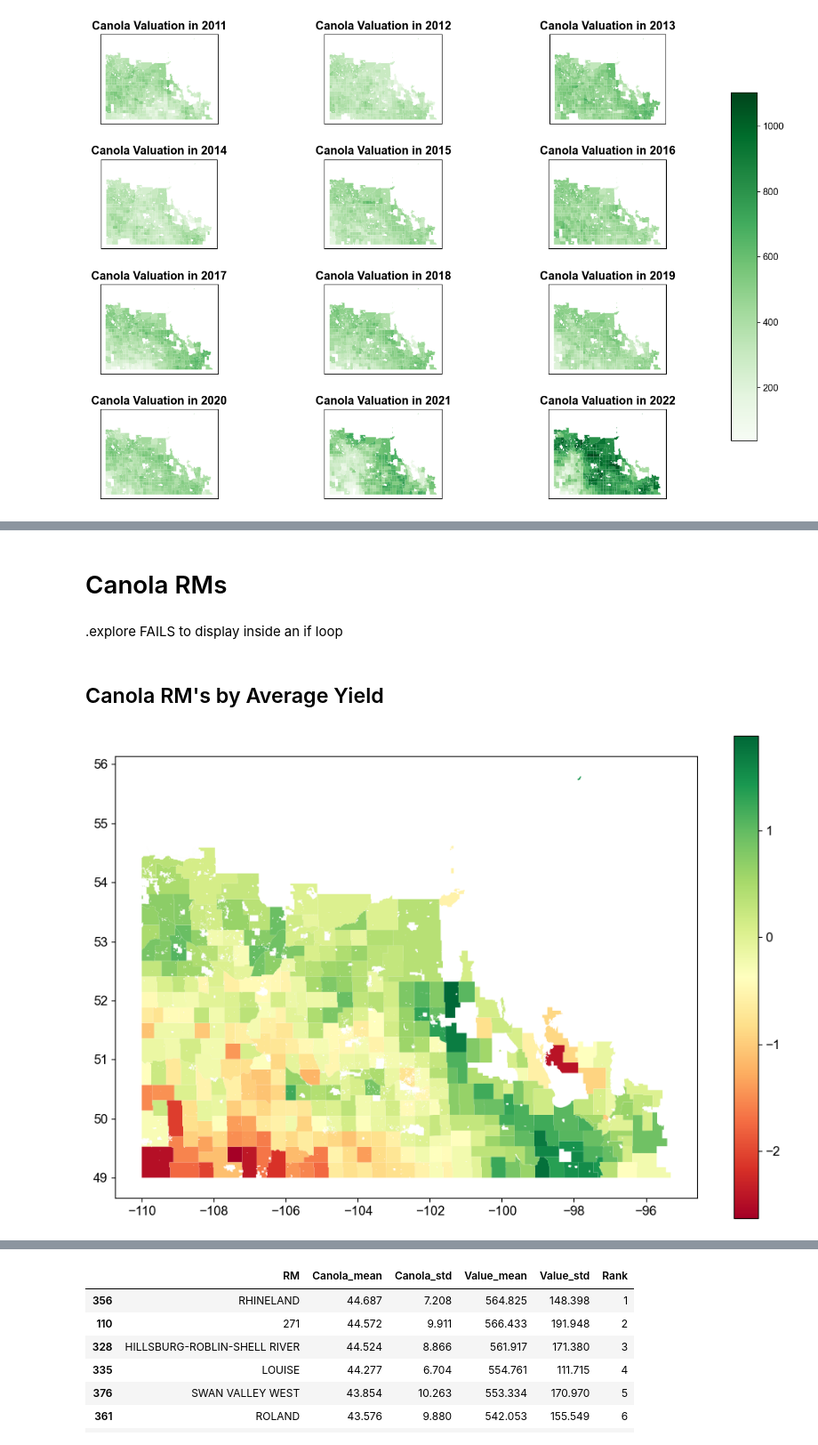
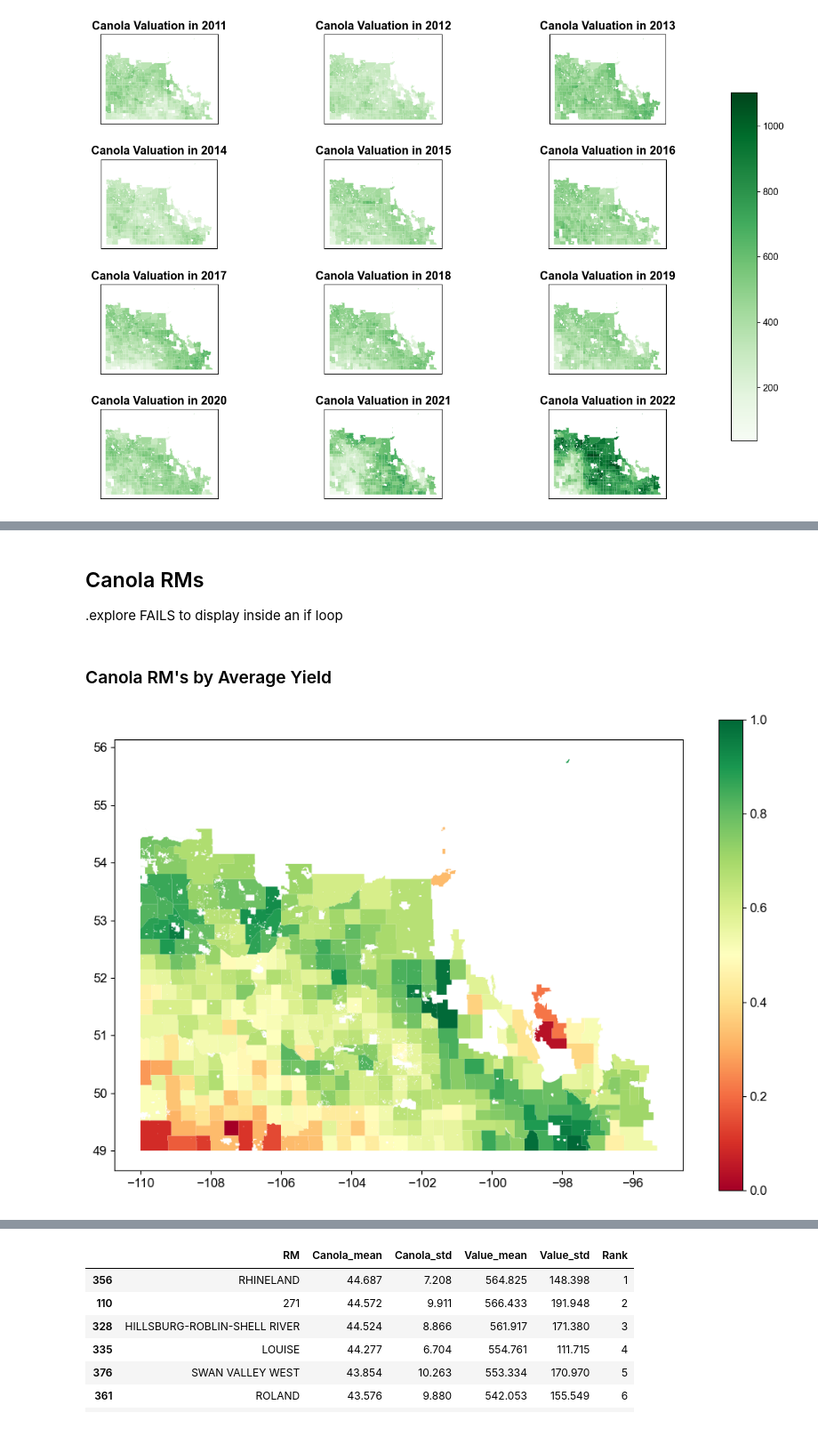
Before and after one commit to cboyda/AgTech, a Jupyter notebook: Assignments/CapstoneAssignment_CropAnalysis.ipynb, the cells around one changed output, grey strips where cells are left out. Shown at 89% size. Cells and saved outputs as stored; diff of their text form; code cells hidden in the pictures.

```diff
--- a/Assignments/CapstoneAssignment_CropAnalysis.ipynb
+++ b/Assignments/CapstoneAssignment_CropAnalysis.ipynb
@@ -953,0 +1204,31 @@ Preservation of Rank Order: The RobustScaler preserves the rank order of data po
+# %%
+# Normalize Canola and Value so that we can compare them on GIS maps
+
+# Initialize the Scaler
+#scaler = RobustScaler()
+#scaler = StandardScaler()
+scaler = MinMaxScaler()
+
+# Create masks to identify rows where 'Canola' and 'Value' are not NaN
+canola_mask = ~df_data_agg['Canola_mean'].isna()
+value_mask = ~df_data_agg['Value_mean'].isna()
+
+# Select the 'Canola' and 'Value' columns for scaling
+# Scale 'Canola' only if 'Value' is NaN but 'Canola' exists
+df_to_scale_canola = df_data_agg.loc[canola_mask, ['Canola_mean']]
+df_to_scale_value = df_data_agg.loc[value_mask, ['Value_mean']]
+
+# Fit the scaler to the data and transform the selected columns
+scaled_canola_values = scaler.fit_transform(df_to_scale_canola)
+scaled_value_values = scaler.fit_transform(df_to_scale_value)
+
+# Create DataFrames to store the scaled values
+df_scaled_canola = pd.DataFrame(scaled_canola_values, columns=['Canola_Scaled'])
+df_scaled_value = pd.DataFrame(scaled_value_values, columns=['Value_Scaled'])
+
+# Merge the scaled values back into the original DataFrame, aligning them with the non-NaN rows
+df_data_agg.loc[canola_mask, ['Canola_scaled']] = df_scaled_canola.values
+df_data_agg.loc[value_mask, ['Value_scaled']] = df_scaled_value.values
+
+# Show the first few rows of the updated DataFrame
+df_data_agg
@@ -1517,35 +1668,33 @@ df_20yr_top10_yield
-# %% [markdown]
-# Canola RMs
 # %% [markdown]
+## Canola RMs
 .explore FAILS to display inside an if loop
 # %% [markdown]
-## Canola RM's by Average Yield
+### Canola RM's by Average Yield
 # %%
 if show_maps:
     # Merge the GeoDataFrame with the DataFrame containing the 'Canola' mean
     gdf_merged = pd.merge(
         gdf,
-        #df_all_20yrs.drop(columns=['Year']).groupby('RM').mean(numeric_only=True),
-        df_all_20yrs_group,
+        df_data_agg,
         on='RM'
     )
 
     # Round the 'Canola' mean to 3 decimals
-    gdf_merged['Canola'] = gdf_merged['Canola'].round(3)
-    gdf_merged['Value'] = gdf_merged['Value'].round(3)
+    gdf_merged['Canola_mean'] = gdf_merged['Canola_mean'].round(3)
+    gdf_merged['Value_mean'] = gdf_merged['Value_mean'].round(3)
 
 
     # Create the map using .plot
     ax = gdf_merged.plot(
         column='Canola_scaled',  # The column to visualize
         cmap='RdYlGn',  # Choose a colormap
         legend=True  # Display a legend
     )
 
     # Display the map
     plt.show()
 # %% [output]
-[figure, old version]
+[figure, new version]
 # %%
 # # map doesn't show even if show_maps is true, need to copy and paste manually if you want to see
 # # but do not save that way = file size grows like crazy
```
Also changed, not shown: parts of 67 cells of this notebook, 4 other files.
